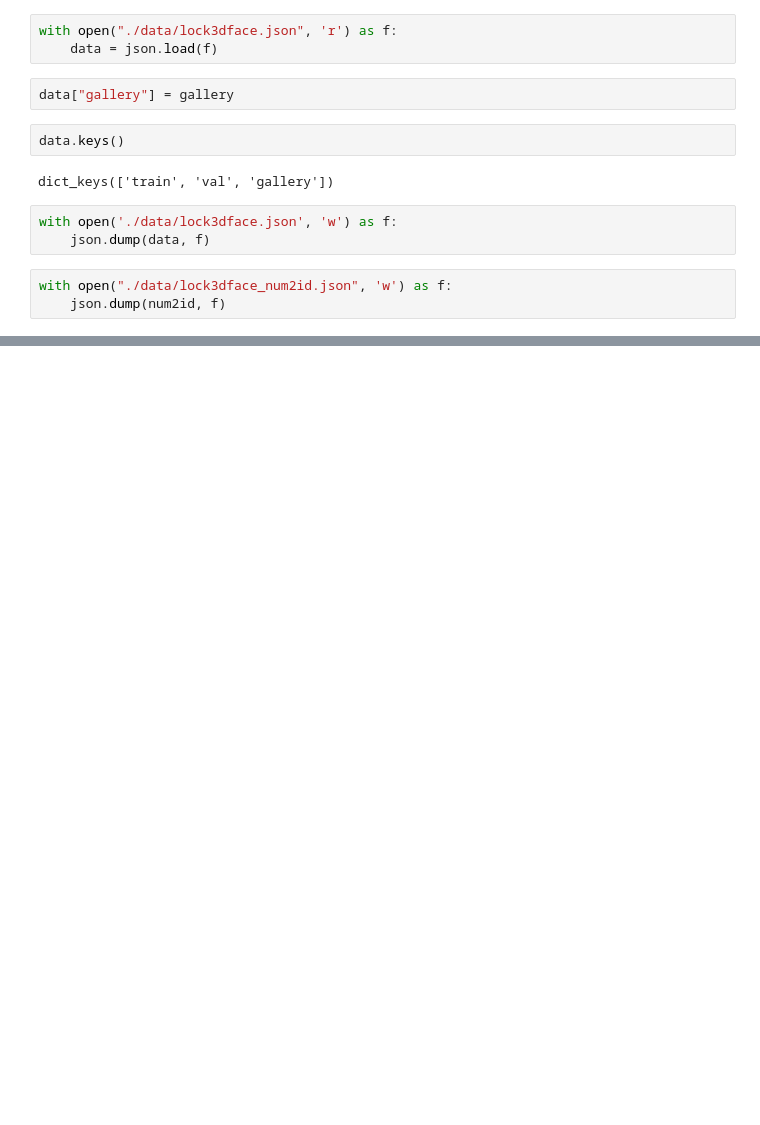
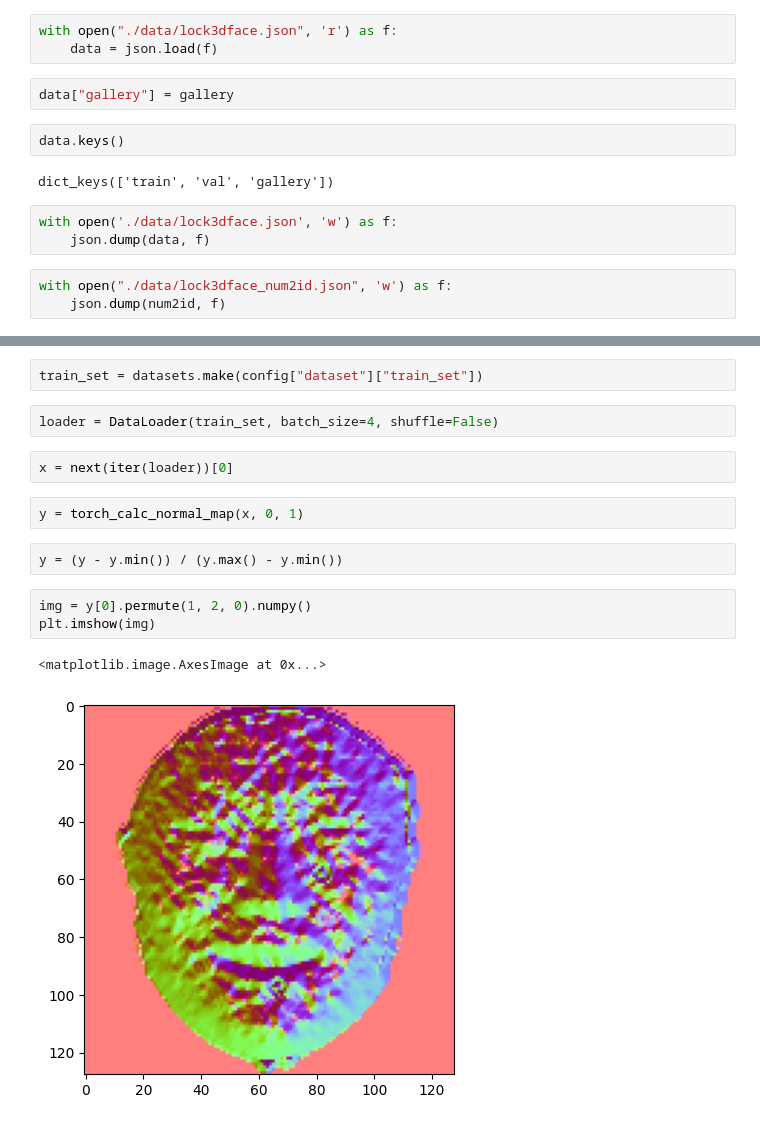
Before and after one commit to Ruizhuo-Xu/Depth-Face-MAE, a Jupyter notebook: data_process.ipynb, the cells around one changed output, grey strips where cells are left out. Saved outputs shown, nothing was run; the diff lists cells and outputs as text; blank space fills up the shorter version.

Commit message:
support mae for depth/normal map pred

```diff
--- a/data_process.ipynb
+++ b/data_process.ipynb
@@ -133,0 +144,16 @@ with open("./data/lock3dface_num2id.json", 'w') as f:
+# %%
+train_set = datasets.make(config["dataset"]["train_set"])
+# %%
+loader = DataLoader(train_set, batch_size=4, shuffle=False)
+# %%
+x = next(iter(loader))[0]
+# %%
+y = torch_calc_normal_map(x, 0, 1)
+# %%
+y = (y - y.min()) / (y.max() - y.min())
+# %%
+img = y[0].permute(1, 2, 0).numpy()
+plt.imshow(img)
+# %% [output]
+<matplotlib.image.AxesImage at 0x...>
+[figure, added]
```
Also changed, not shown: parts of 2 cells of this notebook, 9 other files.
